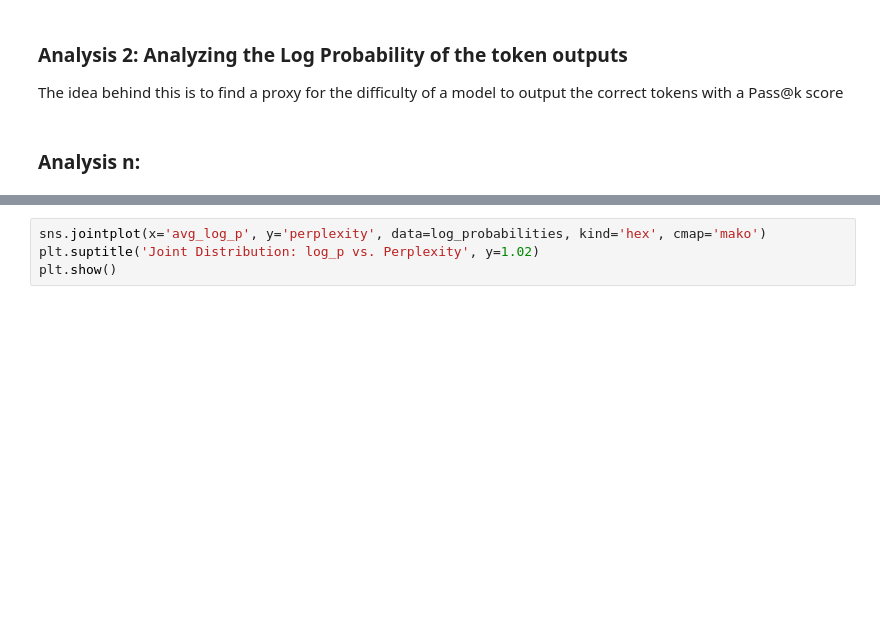
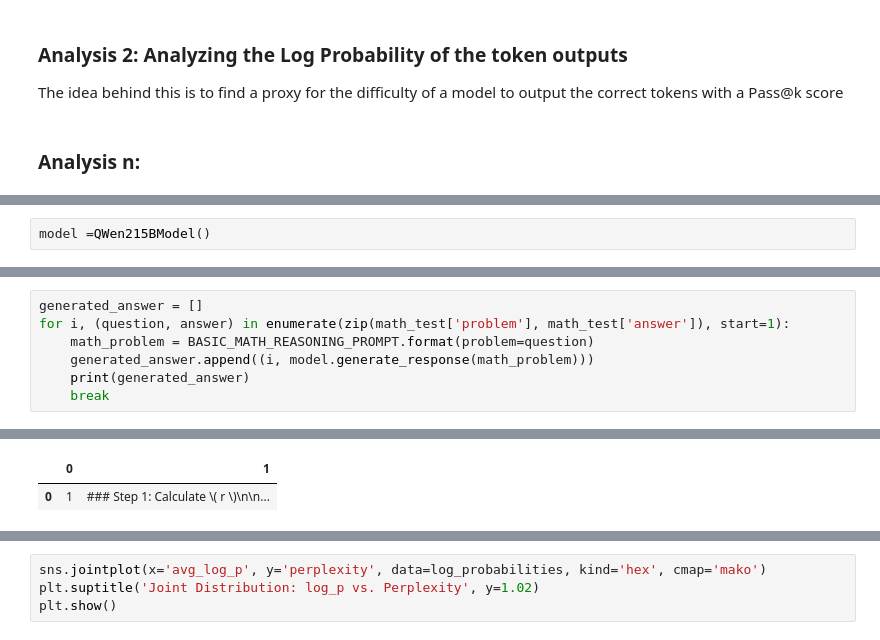
Before and after one commit to mannesm/complex-task-gen, a Jupyter notebook: src/assignments/EDA.ipynb, the cells around one changed output, grey strips where cells are left out. Cells and saved outputs as stored; diff of their text form; blank space fills up the shorter version.

```diff
--- a/src/assignments/EDA.ipynb
+++ b/src/assignments/EDA.ipynb
@@ -138,2 +132,4 @@ model = QWen215BModel(temperature=0.8, max_tokens=1024)
 # %% [output]
 Ollama server started on http://localhost:11434/v1 for qwen2.5:1.5b model.
+# %%
+model =QWen215BModel()
@@ -163,0 +197,8 @@ The sum of 2 + 2 is \(\boxed{4}\).
+# %%
+generated_answer = []
+for i, (question, answer) in enumerate(zip(math_test['problem'], math_test['answer']), start=1):
+    math_problem = BASIC_MATH_REASONING_PROMPT.format(problem=question)
+    generated_answer.append((i, model.generate_response(math_problem)))
+    print(generated_answer)
+    break
+# %% [output]
@@ -163,0 +207,2 @@ The sum of 2 + 2 is \(\boxed{4}\).
+|  | 0 | 1 |
+| 0 | 1 | ### Step 1: Calculate \( r \)\n\n... |
```
Also changed, not shown: parts of 21 cells of this notebook, 40 other files.
